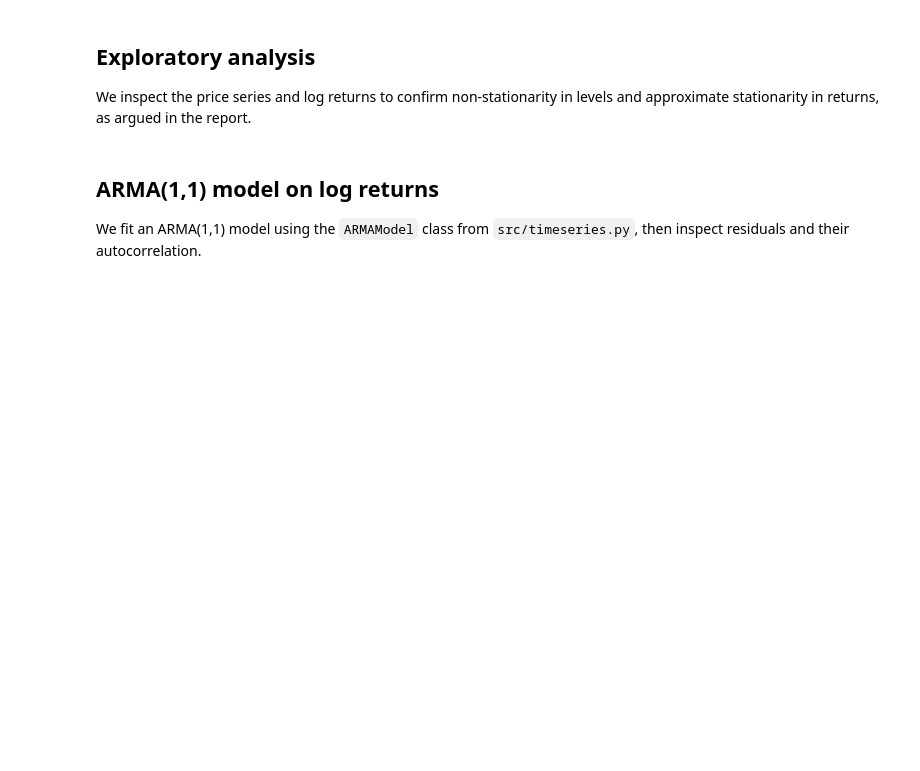
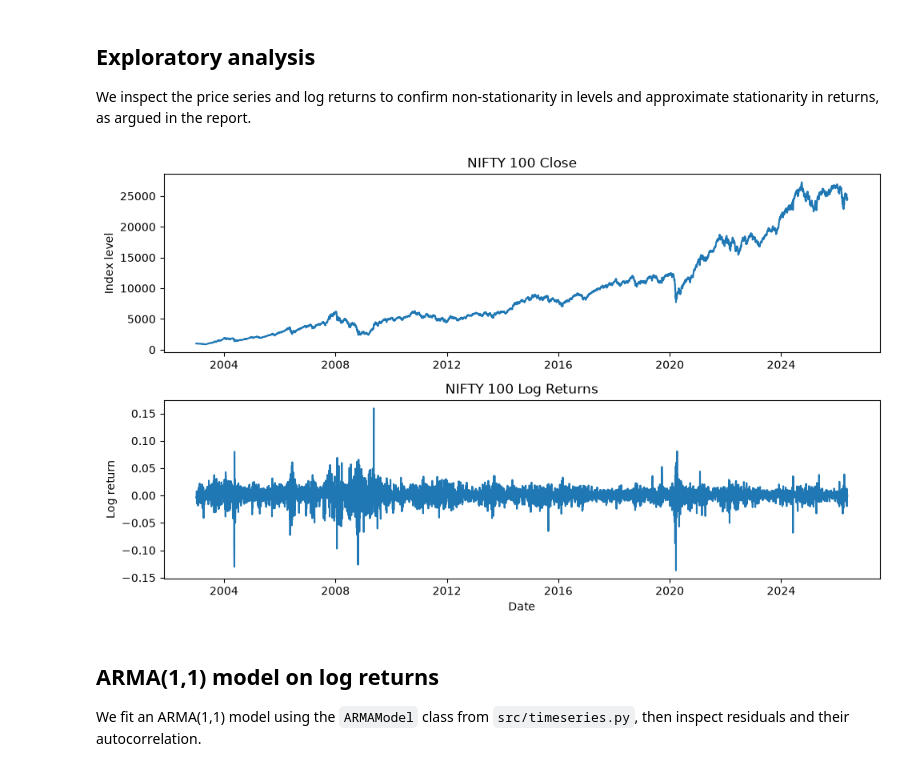
Before and after one commit to Prago2001/time-series-analysis, a Jupyter notebook: tutorials/09_nifty_arma_garch_var.ipynb, the cells around one changed output. Saved outputs shown, nothing was run; the diff lists cells and outputs as text; code cells hidden in the pictures; blank space fills up the shorter version.

```diff
--- a/tutorials/09_nifty_arma_garch_var.ipynb
+++ b/tutorials/09_nifty_arma_garch_var.ipynb
@@ -12,7 +12,7 @@ from pathlib import Path
 # Ensure plots display inline if run in Jupyter
 %matplotlib inline
 
-nifty_path = Path('..') / 'testing' / 'NIFTY_100_enriched.csv'
+nifty_path = Path('..') / 'testing' / 'NIFTY-100_day.csv'
 
 df = pd.read_csv(nifty_path, parse_dates=['date'])
 df = df.sort_values('date').reset_index(drop=True)
@@ -26,18 +33,20 @@ df.head()
 
 We inspect the price series and log returns to confirm non-stationarity in levels and approximate stationarity in returns, as argued in the report.
 # %%
-fig, axes = plt.subplots(2, 1, figsize=(10, 6), sharex=True)
+fig, axes = plt.subplots(2, 1, figsize=(10, 6))
 axes[0].plot(df['date'], df['close'])
 axes[0].set_title('NIFTY 100 Close')
 axes[0].set_ylabel('Index level')
 
 axes[1].plot(df['date'], df['log_return'])
 axes[1].set_title('NIFTY 100 Log Returns')
 axes[1].set_ylabel('Log return')
 axes[1].set_xlabel('Date')
 
 plt.tight_layout()
 plt.show()
+# %% [output]
+[figure, added]
 # %% [markdown]
 ## ARMA(1,1) model on log returns
 
```
Also changed, not shown: parts of 3 cells of this notebook, 1 other file.
